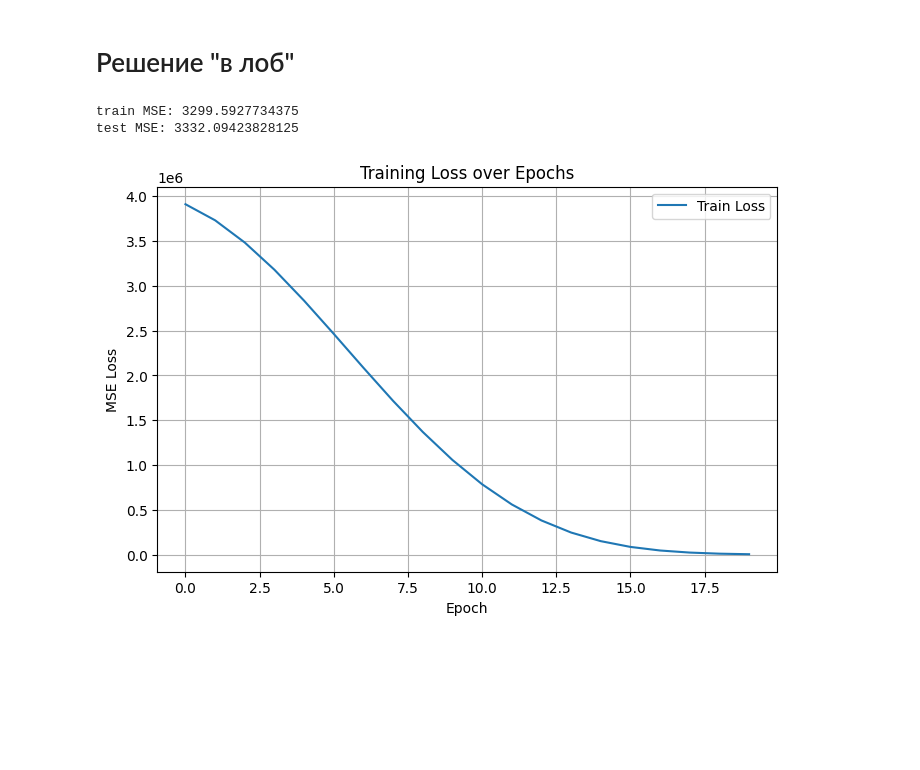
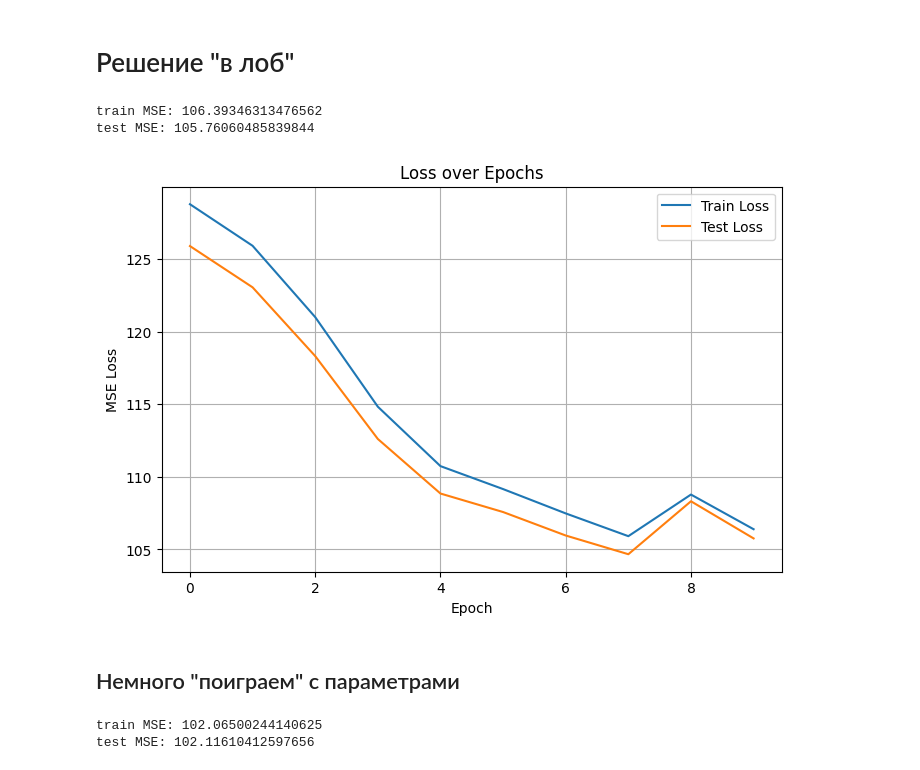
Before and after one commit to Arnoochka-Strudy/spbu_dl_2025, a Jupyter notebook: homeworks/done-homeworks/homework-1(pytorch.md)/competition.ipynb, the cells around one changed output. Cells and saved outputs as stored; diff of their text form; code cells hidden in the pictures; blank space fills up the shorter version.

```diff
--- a/homeworks/done-homeworks/homework-1(pytorch.md)/competition.ipynb
+++ b/homeworks/done-homeworks/homework-1(pytorch.md)/competition.ipynb
@@ -290,26 +281,41 @@ class ModelVer1(Module):
 # %%
-BATCH_SIZE = 64
+BATCH_SIZE = 32
 NUM_EPOCHS = 20
-X_train, X_test, y_train, y_test = train_test_split(X, y, test_size=0.1)
-train_loader = DataLoaderGenerator(X_train, y_train, batch_size=BATCH_SIZE, shuffle=True)
-test_loader = DataLoaderGenerator(X_test, y_test, batch_size=BATCH_SIZE, shuffle=True)
-
-model = ModelVer1(
-    in_features=90,
-    num_layers=20,
-    hidden_size=256,
-    ffn_dim=512,
-    activation_func=nn.ReLU()
-)
-optimizer = AdamW(model.parameters(), lr=1e-3)
+train_dataloader = DataLoaderGenerator(X_train, y_train, batch_size=BATCH_SIZE, shuffle=True)
+test_dataloader = DataLoaderGenerator(X_test, y_test, batch_size=BATCH_SIZE, shuffle=True)
+model = ModelVer1(Config)
+optimizer = AdamW(model.parameters())
 criterion = nn.MSELoss()
 
-trainer = ModelTrainer(num_epochs=NUM_EPOCHS)
-train_mse = trainer.train(train_loader, model, optimizer, criterion)
-test_mse = trainer.test(test_loader)
+trainer = ModelTrainer(num_epochs=NUM_EPOCHS, device=torch.device('cuda'))
+train_mse, test_mse = trainer(train_dataloader, model, optimizer, criterion, test_dataloader=test_dataloader)
 print(f"train MSE: {train_mse}\ntest MSE: {test_mse}")
-trainer.plot_loss_history()
 # %% [output]
-train MSE: 3299.5927734375
-test MSE: 3332.09423828125
+train MSE: 106.39346313476562
+test MSE: 105.76060485839844
-[figure, removed]
+# %%
+trainer.plot_loss_history(10)
+# %% [output]
+[figure, added]
+# %% [markdown]
+##  Немного "поиграем" с параметрами
+# %%
+BATCH_SIZE = 32
+NUM_EPOCHS = 20
+scaler = StandardScaler()
+X_train = scaler.fit_transform(X_train)
+X_test = scaler.transform(X_test)
+train_loader = DataLoaderGenerator(X_train, y_train, batch_size=BATCH_SIZE, shuffle=True)
+test_loader = DataLoaderGenerator(X_test, y_test, batch_size=BATCH_SIZE, shuffle=True)
+
+model = ModelVer1(Config)
+optimizer = AdamW(model.parameters(), lr=1e-3, weight_decay=5e-3)
+criterion = nn.MSELoss()
+scheduler = LinearLR(optimizer, start_factor=1.0, end_factor=0.1, total_iters=NUM_EPOCHS)
+
+trainer = ModelTrainer(num_epochs=NUM_EPOCHS, device=torch.device('cuda'))
+train_mse, test_mse = trainer(train_dataloader, model, optimizer, criterion, test_dataloader=test_dataloader)
+print(f"train MSE: {train_mse}\ntest MSE: {test_mse}")
+# %% [output]
+train MSE: 102.06500244140625
+test MSE: 102.11610412597656
```
Also changed, not shown: parts of 17 cells of this notebook.
